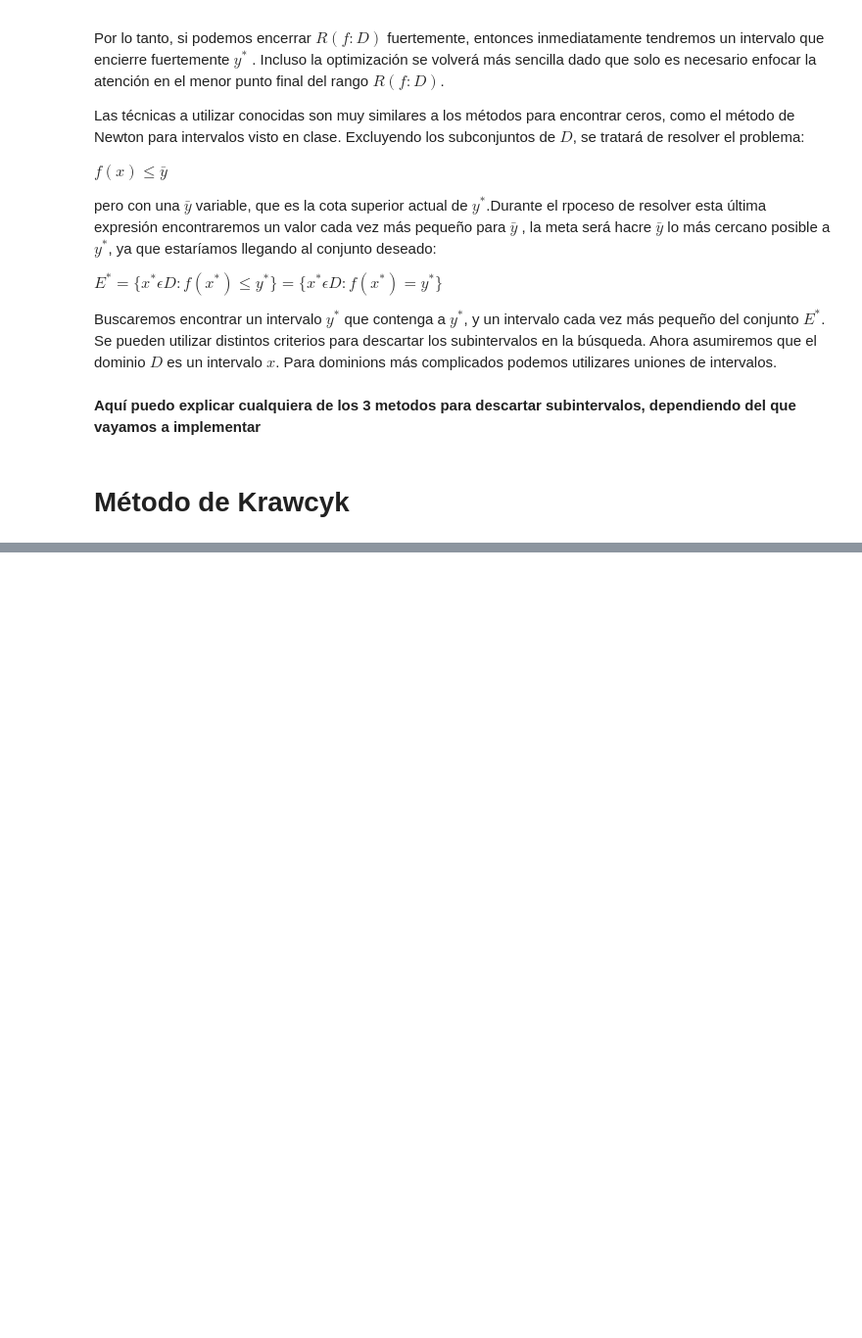
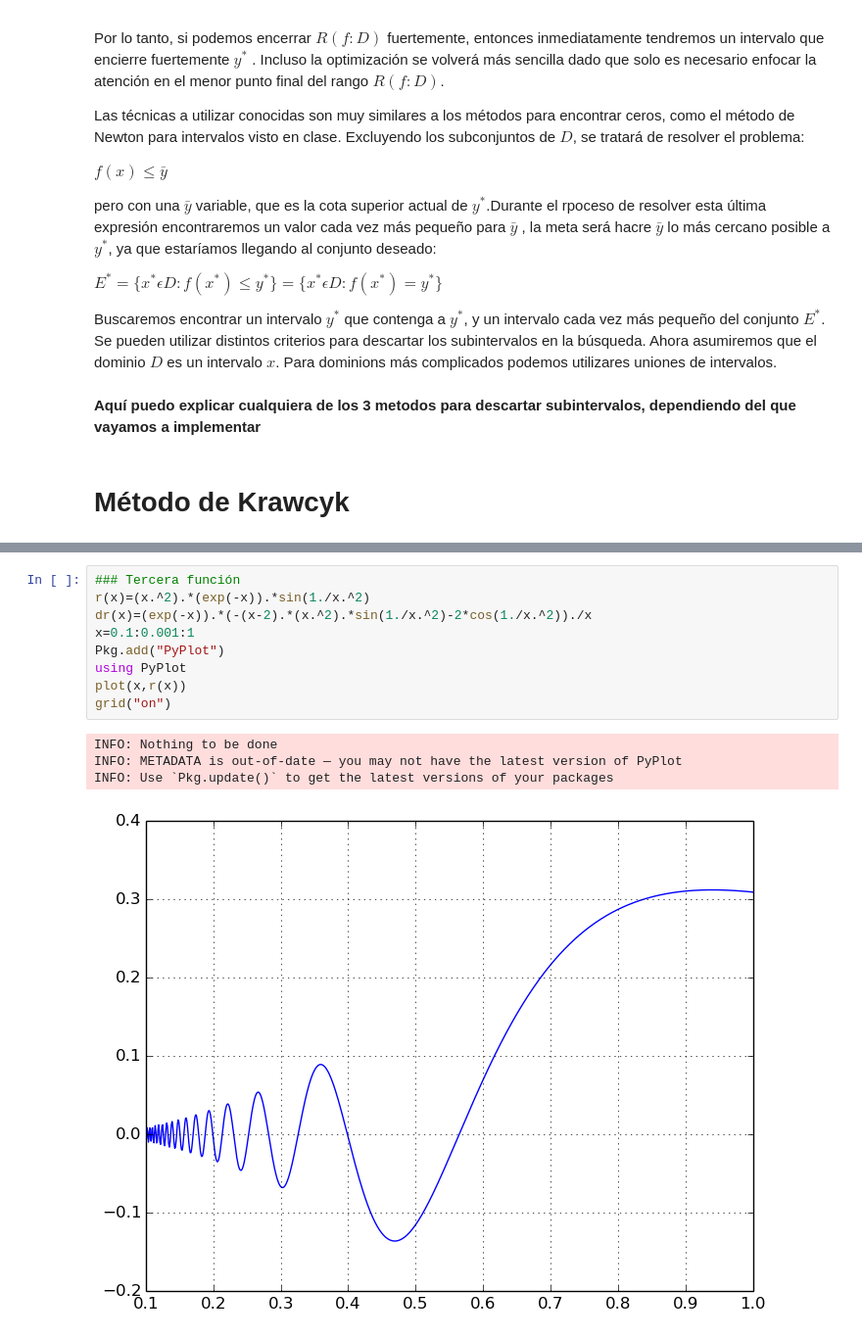
Before and after one commit to hierro40/Tareas, a Jupyter notebook: ProyectoV1.ipynb, the cells around one changed output, grey strips where cells are left out. Shown: that part at 98% size. Cells and saved outputs as stored; diff of their text form; blank space fills up the shorter version.

```diff
--- a/ProyectoV1.ipynb
+++ b/ProyectoV1.ipynb
@@ -54,0 +234,14 @@ Algunas elecciones sugeridas para $x$ y $C$ son $x = m = mid(X)$ y $C=1/f(m)$.
+# %%
+### Tercera función
+r(x)=(x.^2).*(exp(-x)).*sin(1./x.^2)
+dr(x)=(exp(-x)).*(-(x-2).*(x.^2).*sin(1./x.^2)-2*cos(1./x.^2))./x
+x=0.1:0.001:1
+Pkg.add("PyPlot")
+using PyPlot
+plot(x,r(x))
+grid("on")
+# %% [output]
+INFO: Nothing to be done
+INFO: METADATA is out-of-date — you may not have the latest version of PyPlot
+INFO: Use `Pkg.update()` to get the latest versions of your packages
+[figure, added]
```
Also changed, not shown: parts of 25 cells of this notebook.
